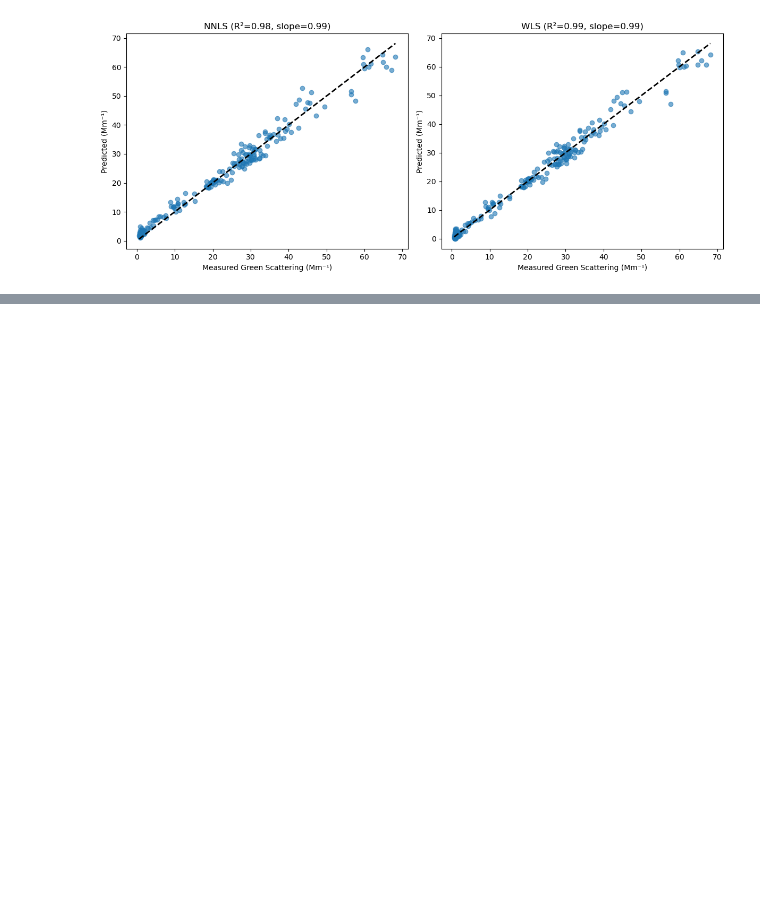
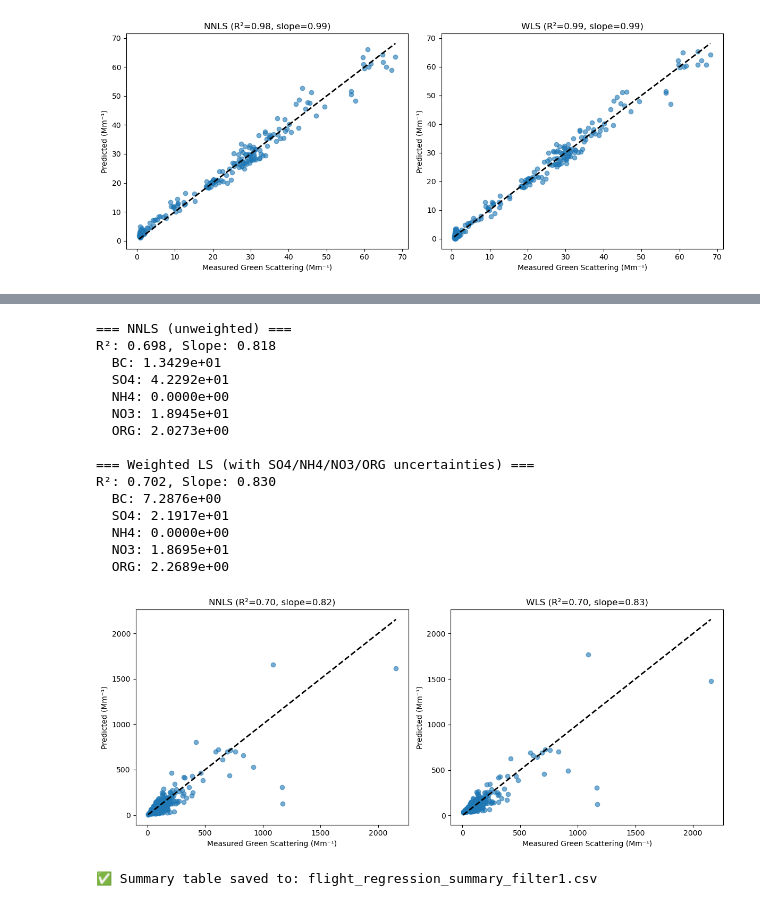
Before and after one commit to thiago-vg/SAMBBA-data-analysis, a Jupyter notebook: Scripts/Flights_plots/Multi_files_plots_v7.ipynb, the cells around one changed output, grey strips where cells are left out. Drawn from its saved outputs; the diff is of its cells as text; code cells hidden in the pictures; blank space fills up the shorter version.

```diff
--- a/Scripts/Flights_plots/Multi_files_plots_v7.ipynb
+++ b/Scripts/Flights_plots/Multi_files_plots_v7.ipynb
@@ -1206,0 +1305,19 @@ R²: 0.936, Slope: 0.977
+# %%
+result_MLR_all_flights = MLR_result_all_flights(df_all_filtered)
+# %% [output]
+=== NNLS (unweighted) ===
+R²: 0.698, Slope: 0.818
+  BC: 1.3429e+01
+  SO4: 4.2292e+01
+  NH4: 0.0000e+00
+  NO3: 1.8945e+01
+  ORG: 2.0273e+00
+
+=== Weighted LS (with SO4/NH4/NO3/ORG uncertainties) ===
+R²: 0.702, Slope: 0.830
+  BC: 7.2876e+00
+  SO4: 2.1917e+01
+  NH4: 0.0000e+00
+  NO3: 1.8695e+01
+  ORG: 2.2689e+00
+[figure, added]
@@ -1206,0 +1335,8 @@ R²: 0.936, Slope: 0.977
+# %%
+# Save to CSV
+output_path = "flight_regression_summary_filter1.csv"
+df_summary.to_csv(output_path, index=False)
+
+print(f"\n✅ Summary table saved to: {output_path}")
+# %% [output]
+✅ Summary table saved to: flight_regression_summary_filter1.csv
```
Also changed, not shown: parts of 6 cells of this notebook.
